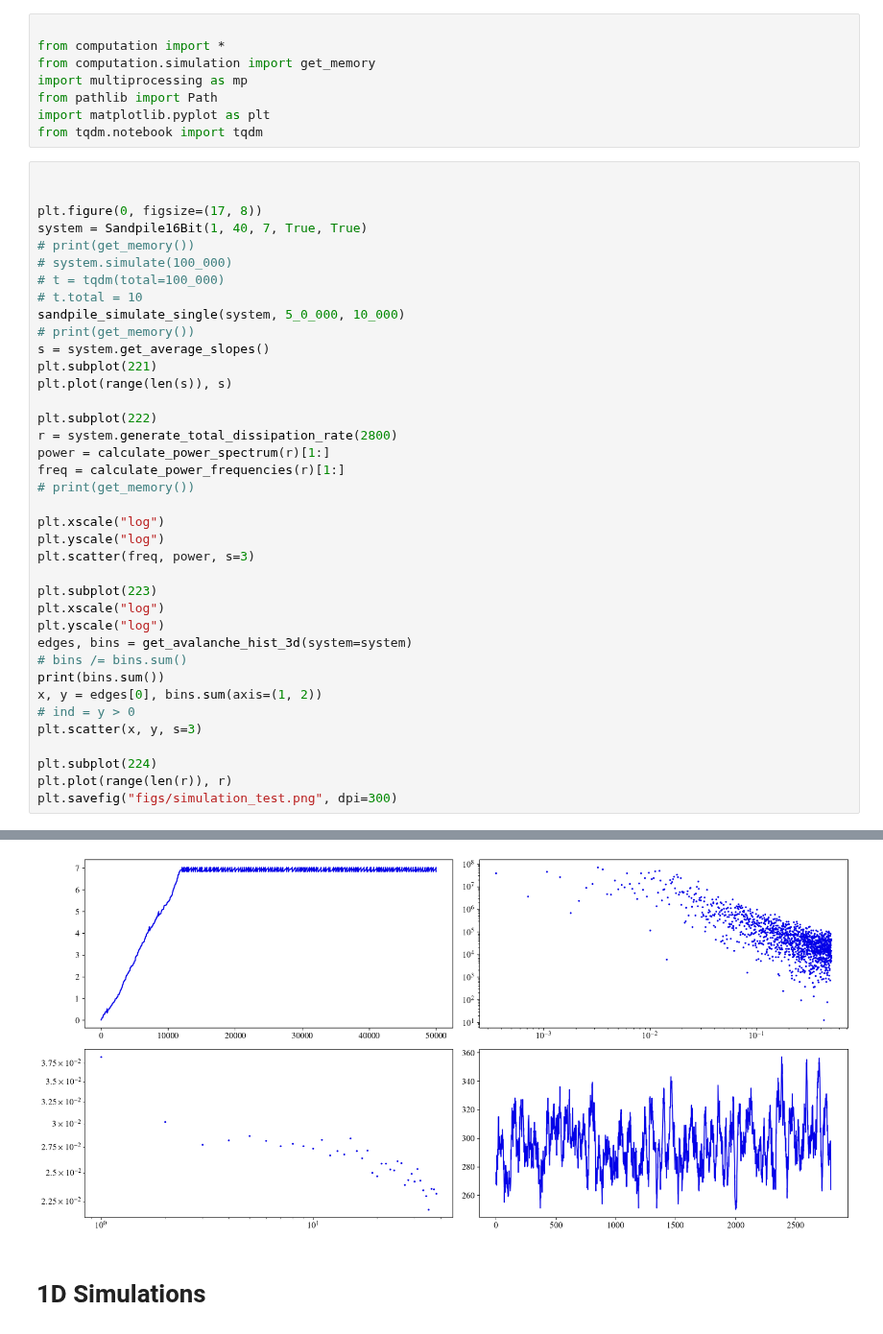
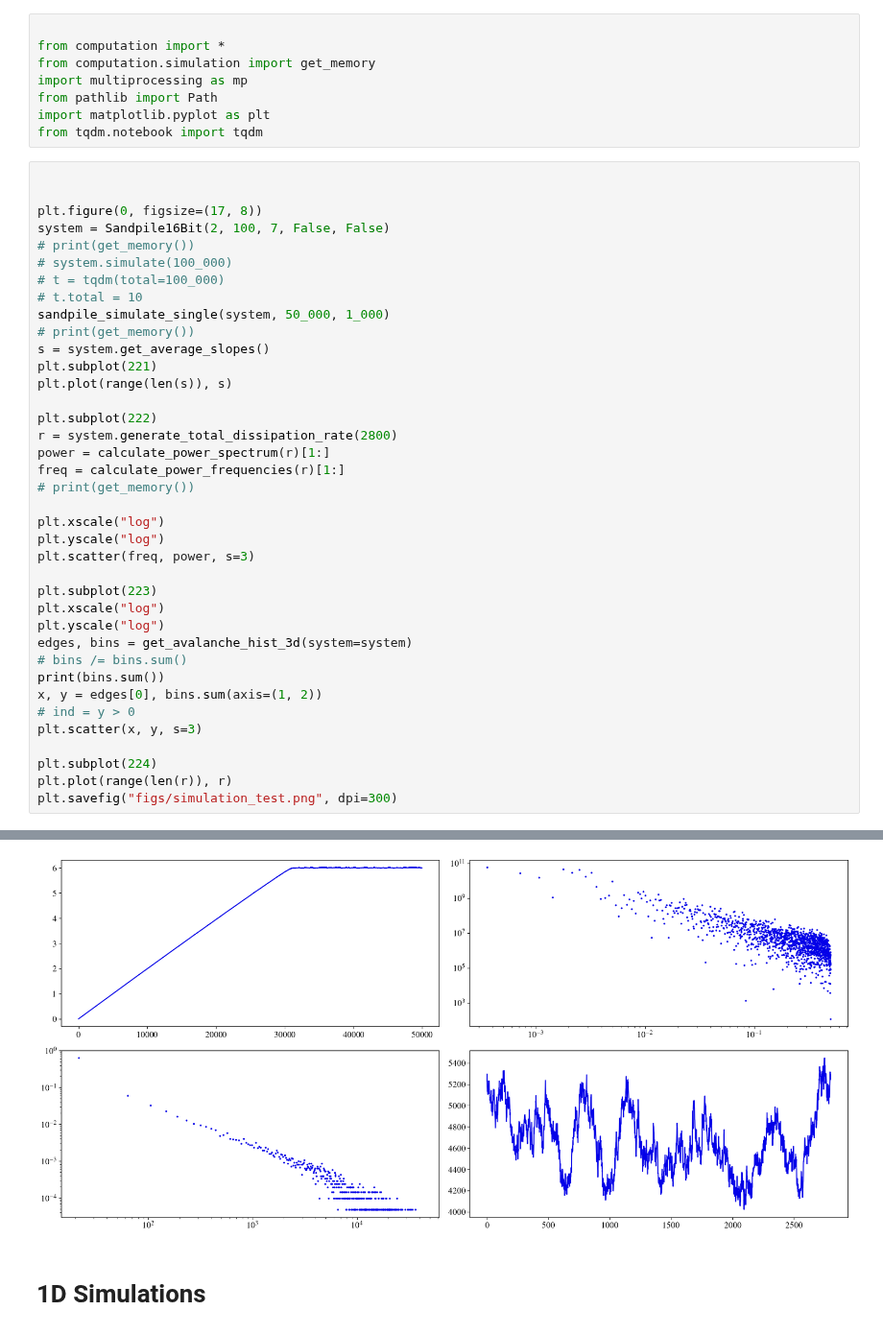
Before and after one commit to GabrielRemi/Sandpile, a Jupyter notebook: Code/simulation.ipynb, the cells around one changed output, grey strips where cells are left out. Shown at 96% size. Drawn from its saved outputs; the diff is of its cells as text.

```diff
--- a/Code/simulation.ipynb
+++ b/Code/simulation.ipynb
@@ -12,12 +12,12 @@ from tqdm.notebook import tqdm
 
 
 plt.figure(0, figsize=(17, 8))
-system = Sandpile16Bit(1, 40, 7, True, True)
+system = Sandpile16Bit(2, 100, 7, False, False)
 # print(get_memory())
 # system.simulate(100_000)
 # t = tqdm(total=100_000)
 # t.total = 10
-sandpile_simulate_single(system, 5_0_000, 10_000)
+sandpile_simulate_single(system, 50_000, 1_000)
 # print(get_memory())
 s = system.get_average_slopes()
 plt.subplot(221)
@@ -51,4 +51,4 @@ plt.savefig("figs/simulation_test.png", dpi=300)
-[figure, old version]
+[figure, new version]
 # %% [markdown]
 # 1D Simulations
 # %%
```
Also changed, not shown: parts of 1 cell of this notebook, 6 other files.
